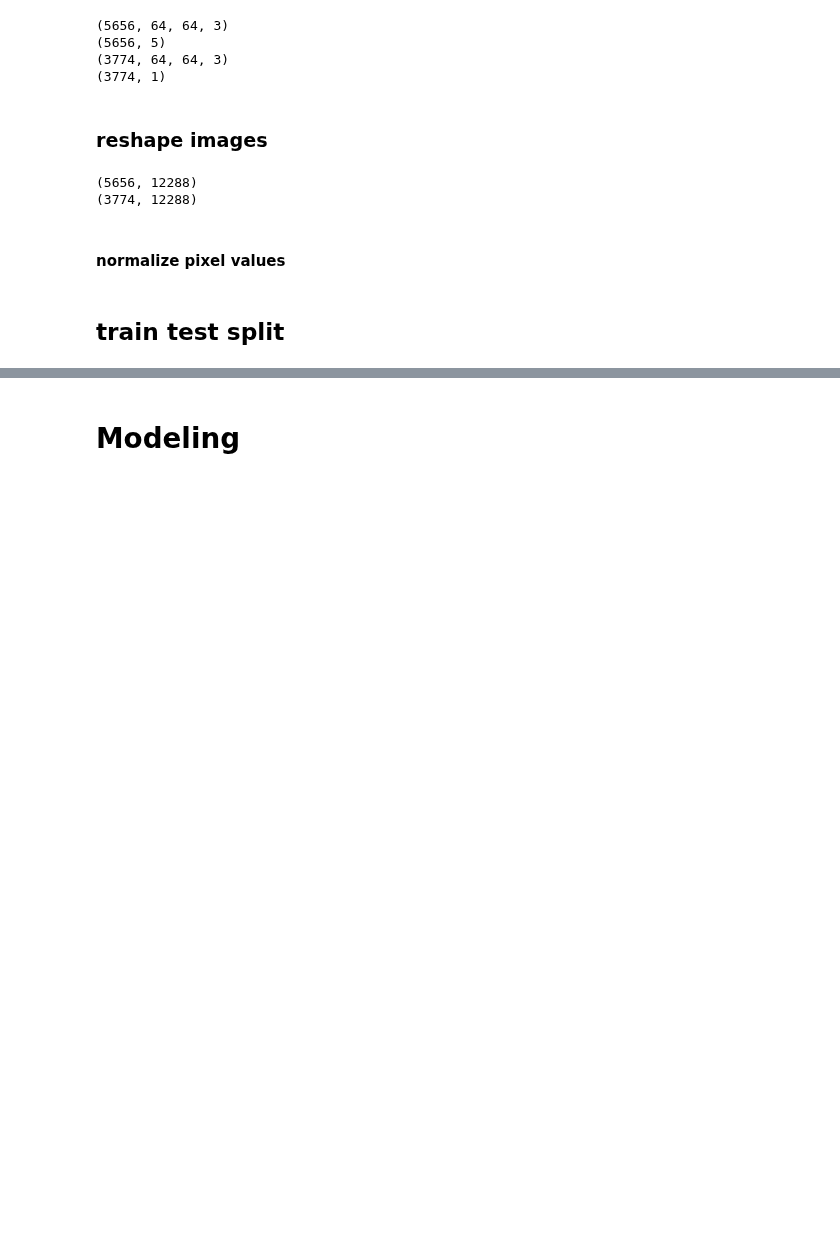
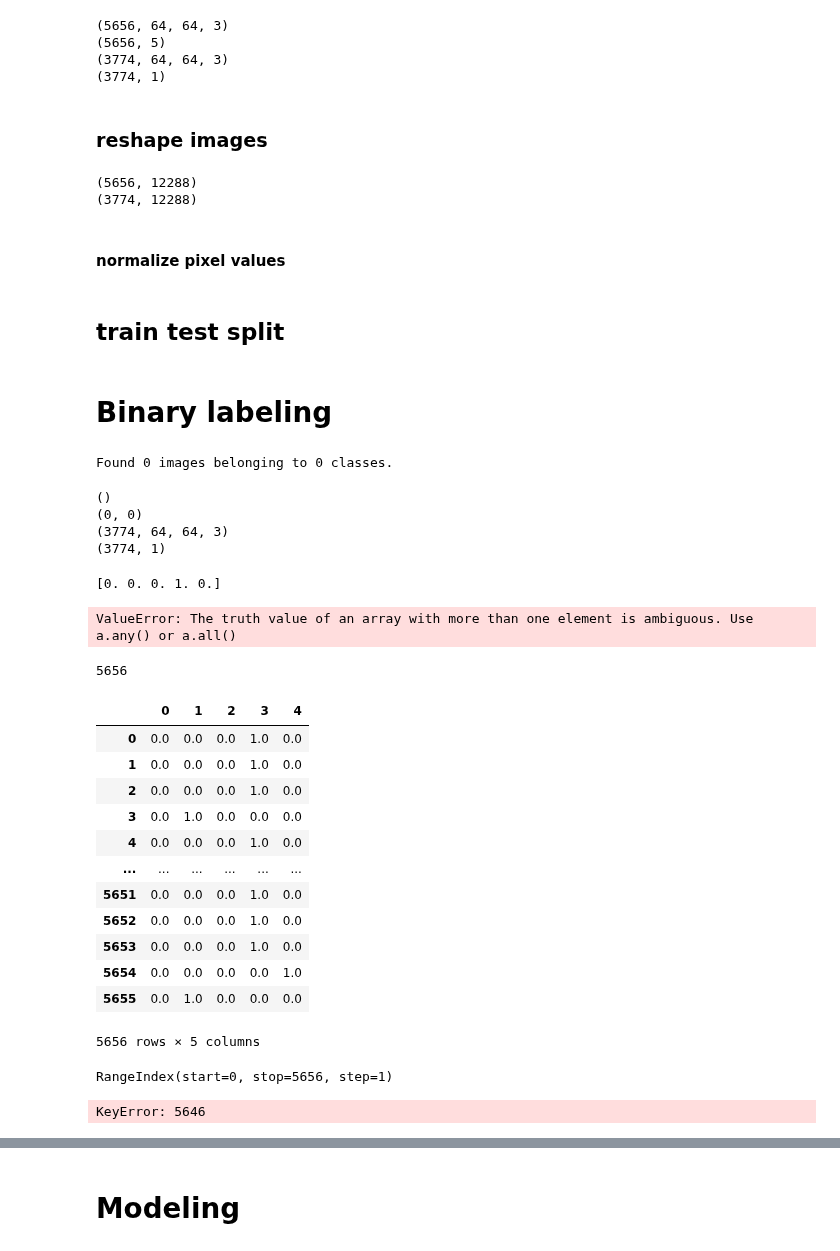
Before and after one commit to lalynjay/cassava_classification, a Jupyter notebook: notebook.ipynb, the cells around one changed output, grey strips where cells are left out. Saved outputs shown, nothing was run; the diff lists cells and outputs as text; code cells hidden in the pictures; blank space fills up the shorter version.

Commit message:
added binary labels

```diff
--- a/notebook.ipynb
+++ b/notebook.ipynb
@@ -293,3 +299,72 @@ test_img_unrow /= 255.
 ## train test split
 # %%
 final_train, final_test, train_labels, test_labels= train_test_split(train_img_unrow, y_train, test_size=0.2, random_state=42,shuffle=True)
+# %% [markdown]
+# Binary labeling
+# %%
+healthy_train_data_dir = 'data/train/healthy'
+
+
+# Get all the data in the directory data/train (790 images), and reshape them
+healthy_train_generator = ImageDataGenerator().flow_from_directory(
+        healthy_train_data_dir,
+        target_size=(64, 64), batch_size=5656)
+
+# Create the datasets
+healthy_train_images, healthy_y_train = next(healthy_train_generator)
+# %% [output]
+Found 0 images belonging to 0 classes.
+# %%
+# preview shape
+print(np.shape(healthy_train_data_dir))
+print(np.shape(y_train))
+print(np.shape(test_images))
+print(np.shape(y_test))
+# %% [output]
+()
+(0, 0)
+(3774, 64, 64, 3)
+(3774, 1)
+# %%
+binary = []
+for n in range(len(y_train)):
+    print(y_train[n])
+    if y_train[n] == [0., 0., 0., 0., 1.]:
+        binary.append([0., 1.])
+    else:
+        binary.append([1., 0.])
+binary
+# %% [output]
+[0. 0. 0. 1. 0.]
+ValueError: The truth value of an array with more than one element is ambiguous. Use a.any() or a.all()
+# %%
+len(y_train)
+# %% [output]
+5656
+# %%
+df = pd.DataFrame(y_train)
+df
+# %% [output]
+|  | 0 | 1 | 2 | 3 | 4 |
+| 0 | 0.0 | 0.0 | 0.0 | 1.0 | 0.0 |
+| 1 | 0.0 | 0.0 | 0.0 | 1.0 | 0.0 |
+| 2 | 0.0 | 0.0 | 0.0 | 1.0 | 0.0 |
+| 3 | 0.0 | 1.0 | 0.0 | 0.0 | 0.0 |
+| 4 | 0.0 | 0.0 | 0.0 | 1.0 | 0.0 |
+| ... | ... | ... | ... | ... | ... |
+| 5651 | 0.0 | 0.0 | 0.0 | 1.0 | 0.0 |
+| 5652 | 0.0 | 0.0 | 0.0 | 1.0 | 0.0 |
+| 5653 | 0.0 | 0.0 | 0.0 | 1.0 | 0.0 |
+| 5654 | 0.0 | 0.0 | 0.0 | 0.0 | 1.0 |
+| 5655 | 0.0 | 1.0 | 0.0 | 0.0 | 0.0 |
+5656 rows × 5 columns
+# %%
+df.index
+# %% [output]
+RangeIndex(start=0, stop=5656, step=1)
+# %%
+df.loc[df[4]==0,'class']=1
+
+df
+# %% [output]
+KeyError: 5646
```
Also changed, not shown: parts of 26 cells of this notebook.
